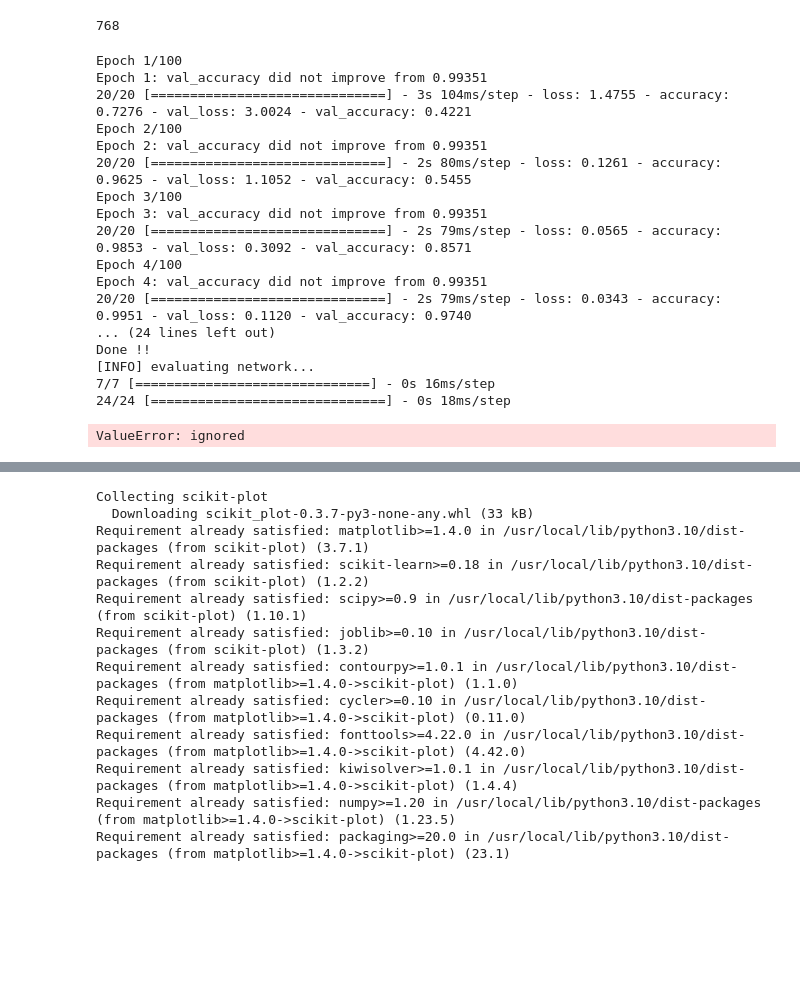
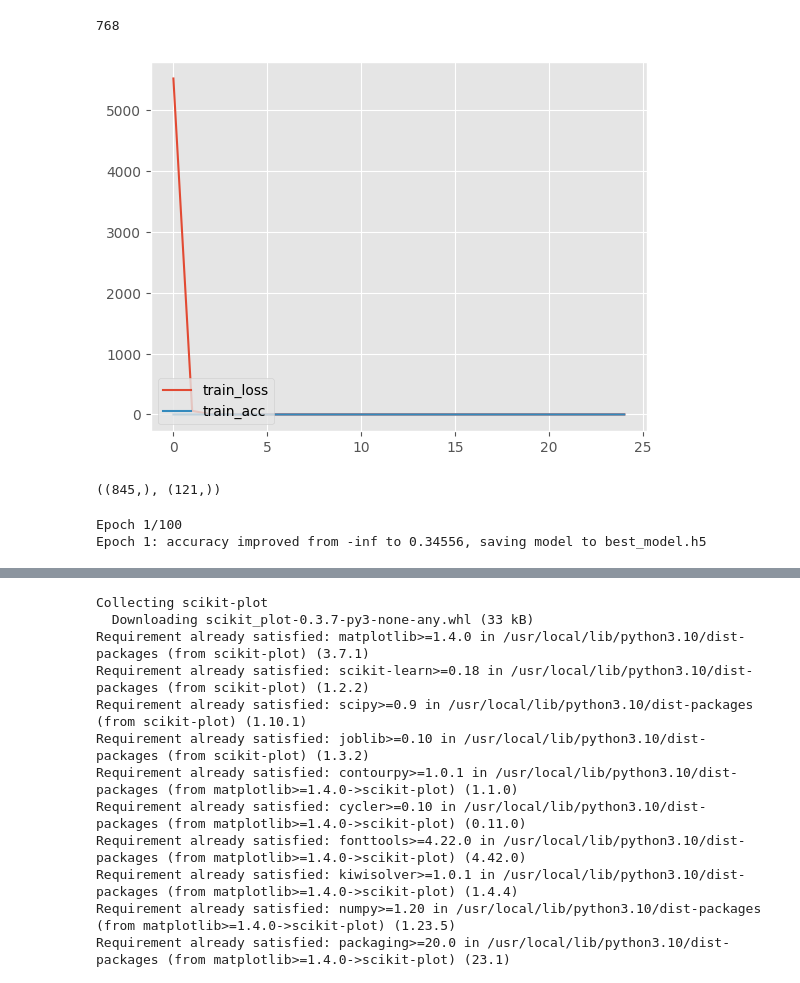
Before and after one commit to HazenDeveloper/Attn-CNN-Model, a Jupyter notebook: CNN_FE_SVM_RF-LungsCancer-Stratified-02.ipynb, the cells around one changed output, grey strips where cells are left out. Cells and saved outputs as stored; diff of their text form; code cells hidden in the pictures; blank space fills up the shorter version.

```diff
--- a/CNN_FE_SVM_RF-LungsCancer-Stratified-02.ipynb
+++ b/CNN_FE_SVM_RF-LungsCancer-Stratified-02.ipynb
@@ -192,38 +193,42 @@ import tensorflow
 # y_test = test_generator.classes
 def plot_results(h):
   # plot the training loss and accuracy
-  N = EPOCHS
+  N = len(h.epoch)
   plt.style.use("ggplot")
   plt.figure()
   plt.plot(np.arange(0, N), h.history["loss"], label="train_loss")
-  plt.plot(np.arange(0, N), h.history["val_loss"], label="val_loss")
-  plt.title("Training Loss vs. validation Loss")
-  plt.xlabel("Epoch #")
-  plt.ylabel("Loss")
-  plt.legend(loc="lower left",)
-  plt.show()
+  # plt.plot(np.arange(0, N), h.history["val_loss"], label="val_loss")
+  # plt.title("Training Loss vs. validation Loss")
+  # plt.xlabel("Epoch #")
+  # plt.ylabel("Loss")
+  # plt.legend(loc="lower left")
+  # plt.show()
 
-  plt.figure()
+  # plt.figure()
   plt.plot(np.arange(0, N), h.history["accuracy"], label="train_acc")
-  plt.plot(np.arange(0, N), h.history["val_accuracy"], label="val_acc")
-  plt.title("Training Accuracy vs. Validation Accuracy")
-  plt.xlabel("Epoch #")
-  plt.ylabel("Loss/Accuracy")
-  plt.legend(loc="lower left",)
+  # plt.plot(np.arange(0, N), h.history["val_accuracy"], label="val_acc")
+  # plt.title("Training Accuracy vs. Validation Accuracy")
+  # plt.xlabel("Epoch #")
+  # plt.ylabel("Loss/Accuracy")
+  plt.legend(loc="lower left")
   plt.show()
 
 def evaluate_kth_fold(x_train, x_test, y_train, y_test):
   print("[INFO] evaluating network...")
-  predIdxs = cnn_model.predict(x_test)#, batch_size=BS)
+  predIdxs = cnn_model.predict(x_test, batch_size=BS)
   predIdxs = np.argmax(predIdxs, axis=1)
 
-  trainpredIdxs = cnn_model.predict(x_train)#, batch_size=BS)
+  trainpredIdxs = cnn_model.predict(x_train, batch_size=BS)
   trainpredIdxs = np.argmax(trainpredIdxs, axis=1)
 
   trainCNNScore=accuracy_score(trainpredIdxs,y_train.argmax(axis=1))*100
   CNNScore=accuracy_score(predIdxs,y_test.argmax(axis=1))*100
 
   return trainCNNScore, CNNScore
+# %%
+plot_results(h)
+# %% [output]
+[figure, added]
 # %%
 def MiniVGGNetv01(model):
   chanDim = -1
@@ -285,16 +290,20 @@ early_stopping_callback = EarlyStopping(monitor='val_accuracy', patience=6, mode
 my_callbacks = [model_checkpoint, early_stopping_callback]
+# %%
+(train.shape, test.shape)
+# %% [output]
+((845,), (121,))
 # %%
 width,height=256,256
 depth = 3
 input_shape = (height, width, depth)
 
-classes = 3
+classes = 4
 depth = 3
 INIT_LR = 1e-3
 EPOCHS = 100
 BS=32
 
-from keras.optimizers import Nadam, SGD
+from keras.optimizers import Nadam, SGD, Adam
 from sklearn.model_selection import StratifiedKFold
 
 h = []
@@ -302,22 +311,23 @@ Kfold = StratifiedKFold(n_splits=8)
 for train, test in Kfold.split(x_train, y_train.argmax(axis=1)):
   cnn_model = Sequential()
   # opt = Nadam(learning_rate=INIT_LR)
-  opt = SGD(learning_rate=INIT_LR)
-  # opt = Adam(learning_rate=INIT_LR)
+  # opt = adam_v1(learning_rate=INIT_LR)
+  opt = Adam(learning_rate=INIT_LR)
 
-  cnn_model = MiniVGGNet(width, height, depth, classes)
+  # cnn_model = MiniVGGNet(width, height, depth, classes)
+  cnn_model = MiniVGGNetv01(cnn_model)
   cnn_model.compile(optimizer=opt, loss='categorical_crossentropy', metrics=['accuracy'])#, run_eagerly=True)
   # cnn_model.summary()
-  h = cnn_model.fit(x_train[train], y_train[train], epochs=EPOCHS, batch_size=BS, validation_split = 0.2, callbacks=my_callbacks)
+  h = cnn_model.fit(x_train[train], y_train[train], epochs=EPOCHS, batch_size=BS, callbacks=my_callbacks)
   print("Done !!")
 
-  trainCNNScore, CNNScore = evaluate_kth_fold(x_train[train], x_test, y_train[test], y_test)
+  trainCNNScore, CNNScore = evaluate_kth_fold(x_train[train], x_test, y_train[train], y_test)
 
   print("\nTrainig Accuracy Score:-",trainCNNScore)
   print("\nTesting Accuracy Score:-",CNNScore)
   print("\nTraning Graph:- \n ")
 
-  plot_results(h)
+plot_results(h)
 
   # cnn_model = MiniVGGNetv01(model)
 # opt = gradient_descent_legacy.SGD (learning_rate = INIT_LR)
@@ -325,20 +335,4 @@ for train, test in Kfold.split(x_train, y_train.argmax(axis=1)):
 # cnn_model.summary()
 # %% [output]
 Epoch 1/100
-Epoch 1: val_accuracy did not improve from 0.99351
-20/20 [==============================] - 3s 104ms/step - loss: 1.4755 - accuracy: 0.7276 - val_loss: 3.0024 - val_accuracy: 0.4221
-Epoch 2/100
-Epoch 2: val_accuracy did not improve from 0.99351
-20/20 [==============================] - 2s 80ms/step - loss: 0.1261 - accuracy: 0.9625 - val_loss: 1.1052 - val_accuracy: 0.5455
-Epoch 3/100
-Epoch 3: val_accuracy did not improve from 0.99351
-20/20 [==============================] - 2s 79ms/step - loss: 0.0565 - accuracy: 0.9853 - val_loss: 0.3092 - val_accuracy: 0.8571
-Epoch 4/100
-Epoch 4: val_accuracy did not improve from 0.99351
-20/20 [==============================] - 2s 79ms/step - loss: 0.0343 - accuracy: 0.9951 - val_loss: 0.1120 - val_accuracy: 0.9740
-... (24 lines left out)
-Done !!
-[INFO] evaluating network...
-7/7 [==============================] - 0s 16ms/step
-24/24 [==============================] - 0s 18ms/step
+Epoch 1: accuracy improved from -inf to 0.34556, saving model to best_model.h5
-ValueError: ignored
```
Also changed, not shown: parts of 7 cells of this notebook.
